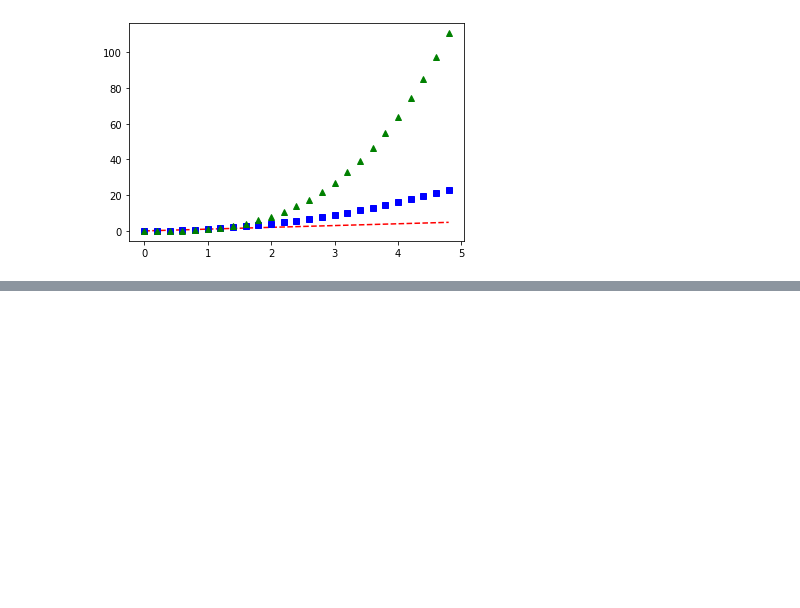
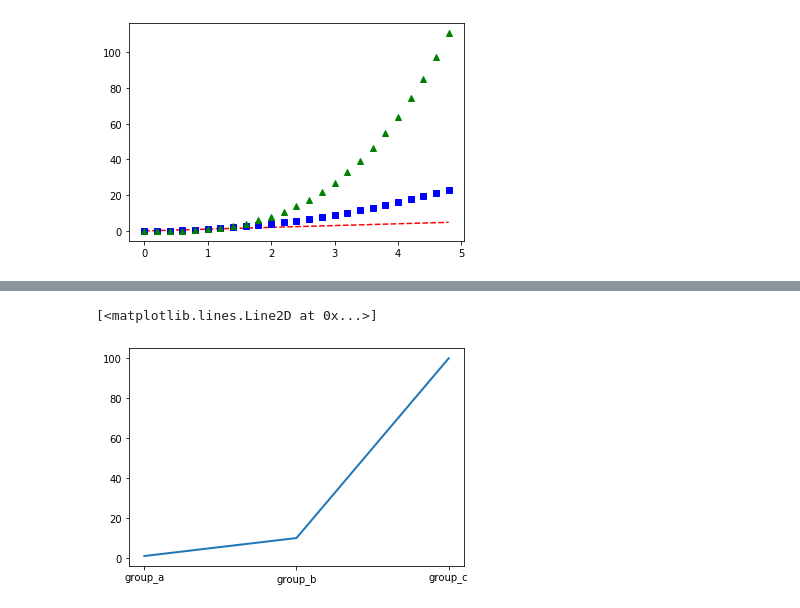
Before and after one commit to JesseZhuang/Python, a Jupyter notebook: data_processing/plotting.ipynb, the cells around one changed output, grey strips where cells are left out. Cells and saved outputs as stored; diff of their text form; code cells hidden in the pictures; blank space fills up the shorter version.

```diff
--- a/data_processing/plotting.ipynb
+++ b/data_processing/plotting.ipynb
@@ -90,0 +109,5 @@ array: [0.  0.2 0.4 0.6 0.8 1.  1.2 1.4 1.6 1.8 2.  2.2 2.4 2.6 2.8 3.  3.2 3.4
+# %%
+plt.plot(names, values, linewidth=2.0)
+# %% [output]
+[<matplotlib.lines.Line2D at 0x...>]
+[figure, added]
```
Also changed, not shown: parts of 8 cells of this notebook.
